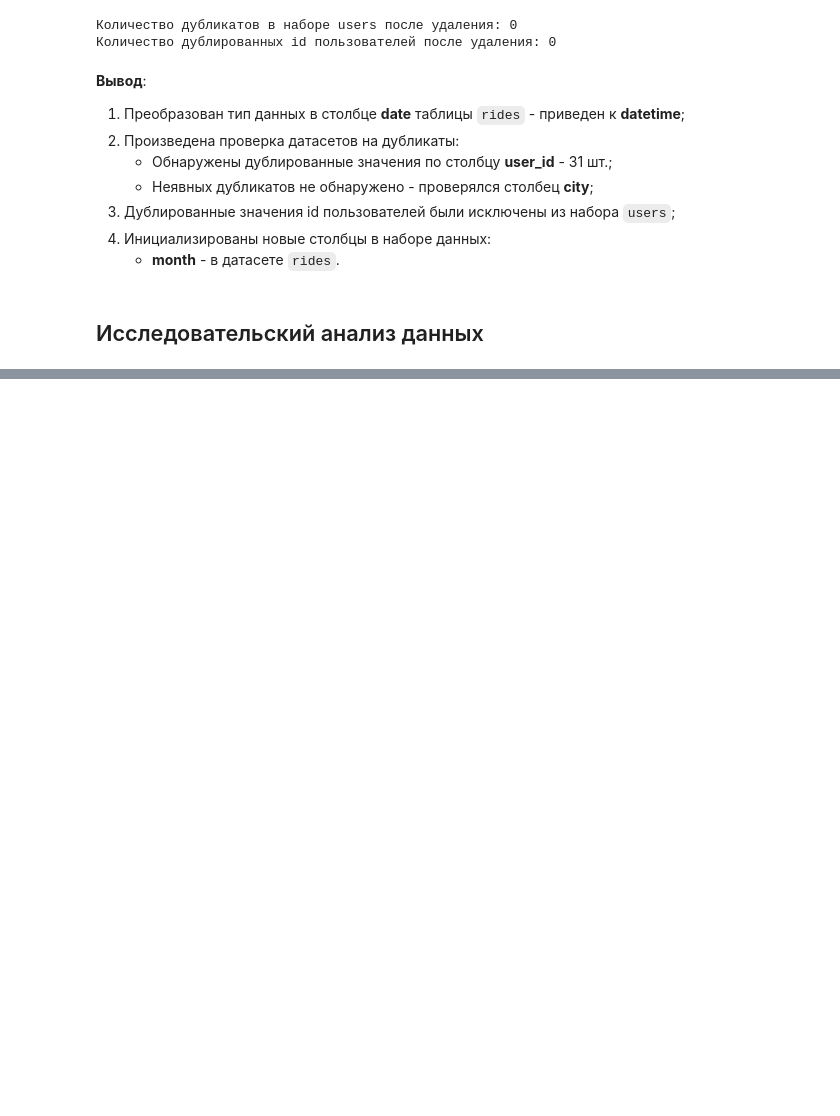
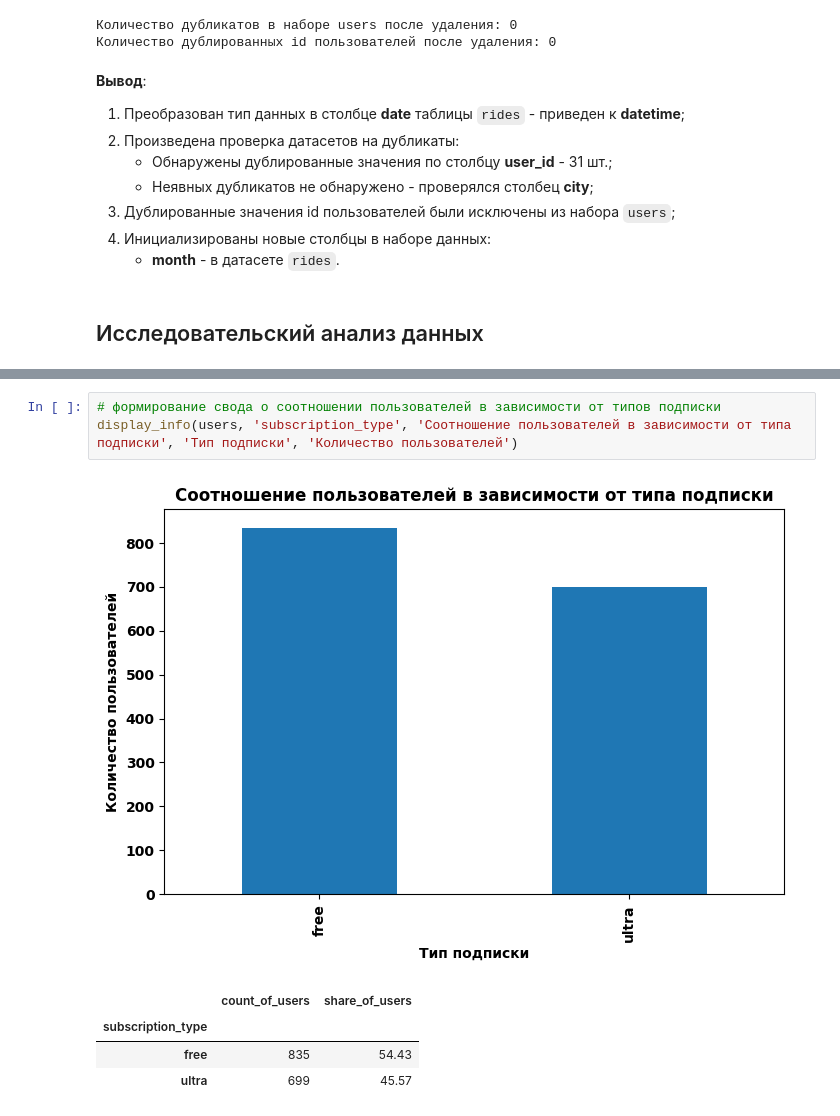
Before and after one commit to MrKostas/YandexPractikum_projects, a Jupyter notebook: notebooks/FifthPetProject_StatisticsAnalysis.ipynb, the cells around one changed output, grey strips where cells are left out. Saved outputs shown, nothing was run; the diff lists cells and outputs as text; blank space fills up the shorter version.

```diff
--- a/notebooks/FifthPetProject_StatisticsAnalysis.ipynb
+++ b/notebooks/FifthPetProject_StatisticsAnalysis.ipynb
@@ -306,0 +359,9 @@ print(f'Количество дублированных id пользовате
+# %%
+# формирование свода о соотношении пользователей в зависимости от типов подписки
+display_info(users, 'subscription_type', 'Соотношение пользователей в зависимости от типа подписки', 'Тип подписки', 'Количество пользователей')
+# %% [output]
+[figure, added]
+|  | count_of_users | share_of_users |
+| subscription_type |  |  |
+| free | 835 | 54.43 |
+| ultra | 699 | 45.57 |
```
Also changed, not shown: parts of 19 cells of this notebook.
